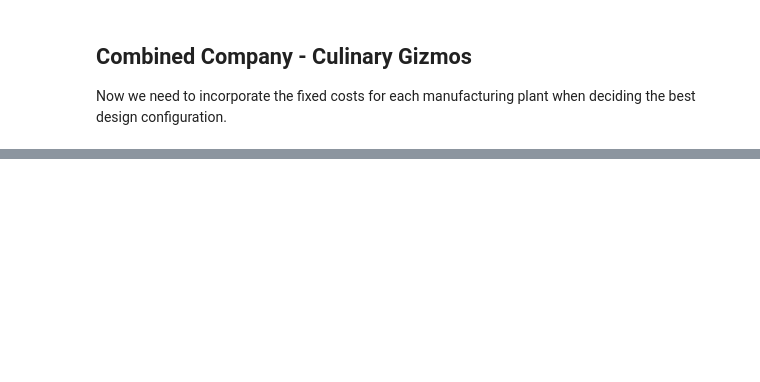
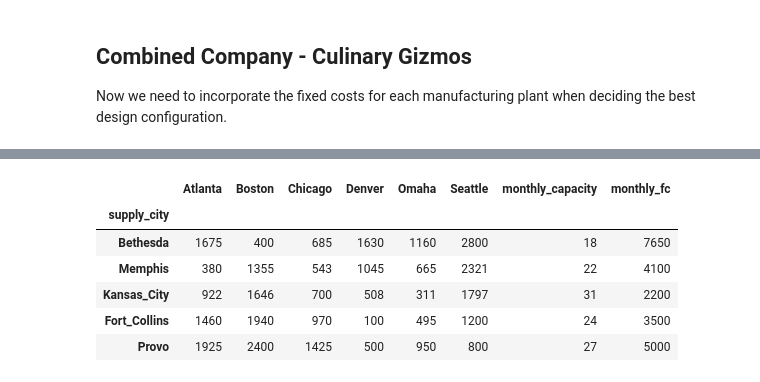
Before and after one commit to JawandS/BUAD349_Sp25, a Jupyter notebook: code/design/KitchenCompanies.ipynb, the cells around one changed output, grey strips where cells are left out. Drawn from its saved outputs; the diff is of its cells as text; code cells hidden in the pictures; blank space fills up the shorter version.

```diff
--- a/code/design/KitchenCompanies.ipynb
+++ b/code/design/KitchenCompanies.ipynb
@@ -111,5 +352,15 @@ Now we need to incorporate the fixed costs for each manufacturing plant when dec
 # %%
 # Get data
 # the capacity, variable, and fixed costs are in a sheet labeled 'combined_costs_and_cap'
+combined_data = pd.read_excel('KitchenCompanies.xlsx', sheet_name='combined_costs_and_cap', index_col=0)
+display(combined_data)
+# %% [output]
+|  | Atlanta | Boston | Chicago | Denver | Omaha | Seattle | monthly_capacity | monthly_fc |
+| supply_city |  |  |  |  |  |  |  |  |
+| Bethesda | 1675 | 400 | 685 | 1630 | 1160 | 2800 | 18 | 7650 |
+| Memphis | 380 | 1355 | 543 | 1045 | 665 | 2321 | 22 | 4100 |
+| Kansas_City | 922 | 1646 | 700 | 508 | 311 | 1797 | 31 | 2200 |
+| Fort_Collins | 1460 | 1940 | 970 | 100 | 495 | 1200 | 24 | 3500 |
+| Provo | 1925 | 2400 | 1425 | 500 | 950 | 800 | 27 | 5000 |
 # %%
 # Create the plants as a list
```
Also changed, not shown: parts of 32 cells of this notebook.
